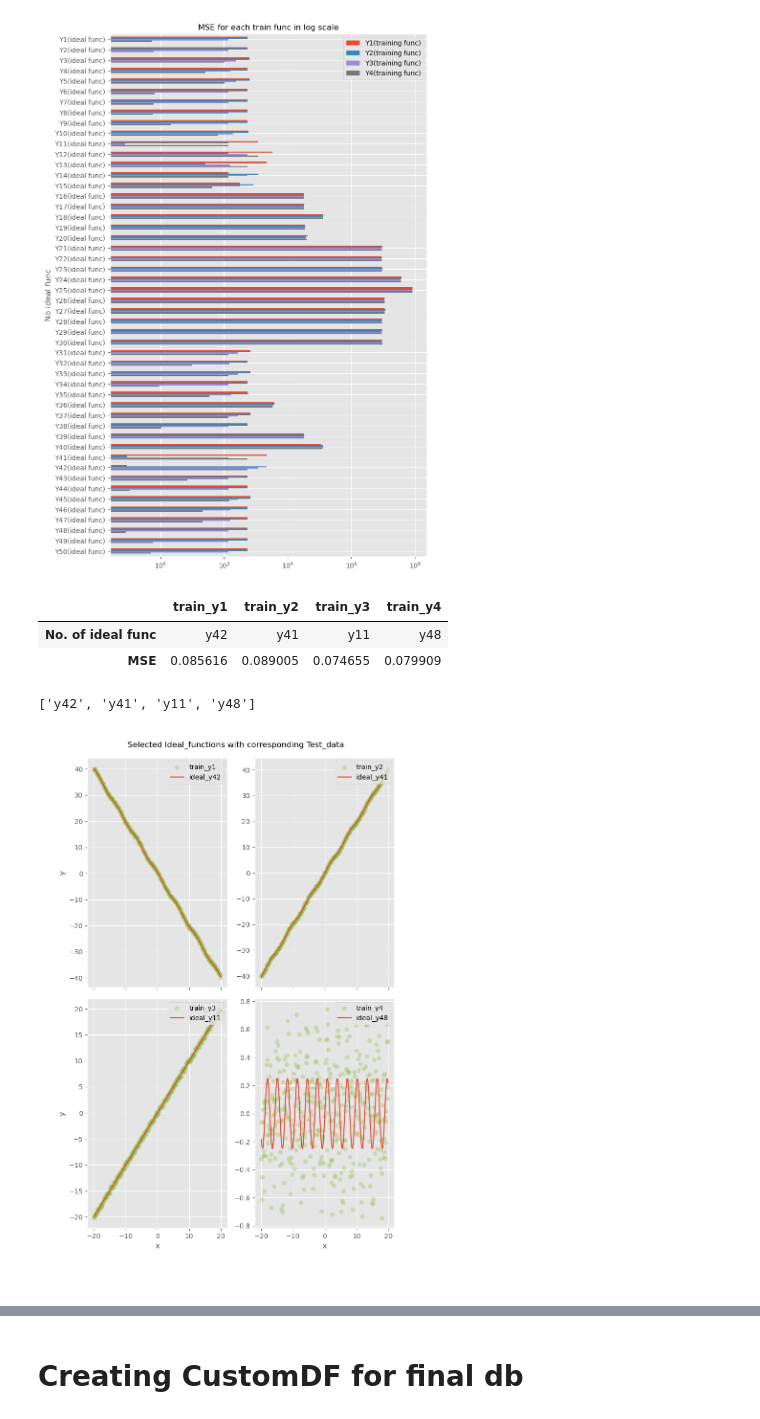
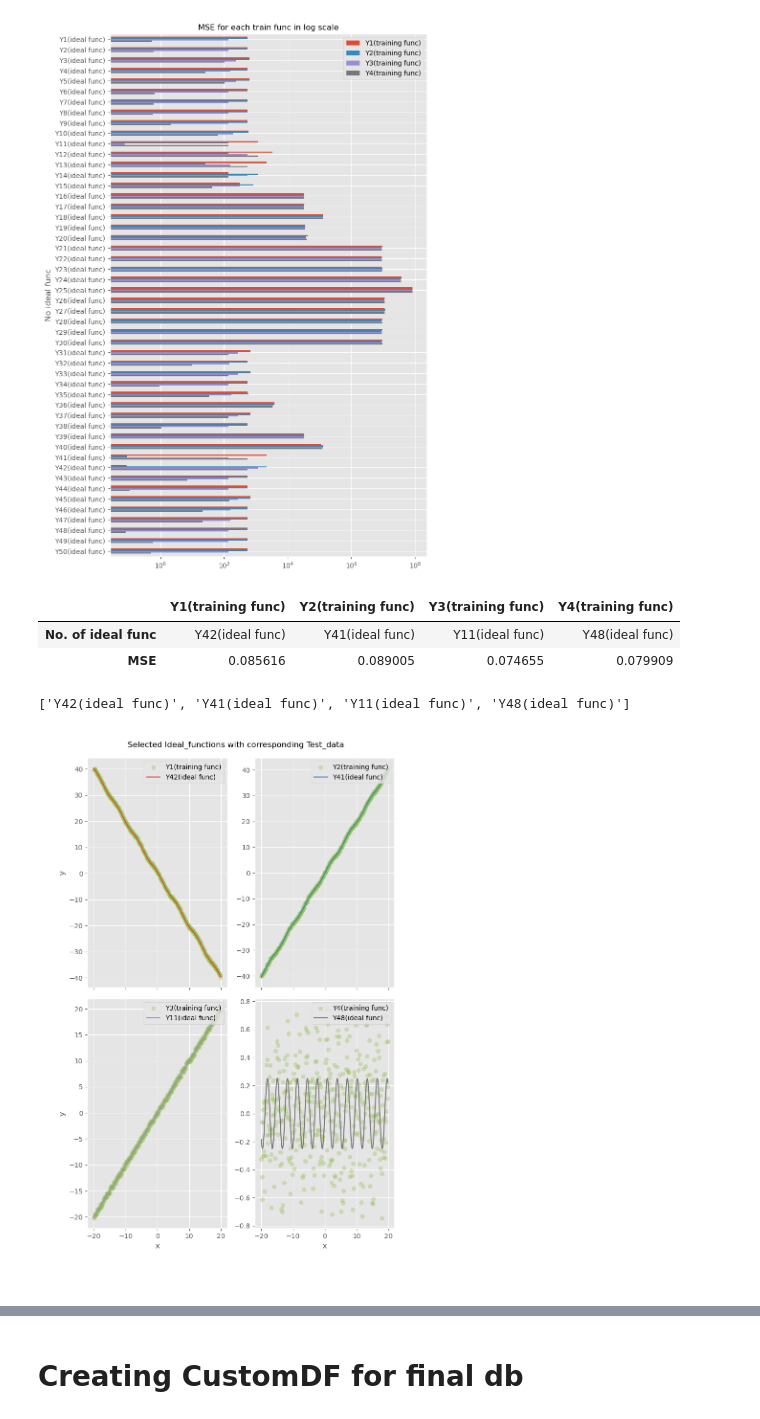
Before and after one commit to Fful/pyprog-course-WA, a Jupyter notebook: data_processing.ipynb, the cells around one changed output, grey strips where cells are left out. Drawn from its saved outputs; the diff is of its cells as text; code cells hidden in the pictures.

Commit message:
OOP realization of plotting functions

```diff
--- a/data_processing.ipynb
+++ b/data_processing.ipynb
@@ -40,8 +41,8 @@ class CSVReadErr(Exception):
         self.message = message
         super().__init__(self.message)
 
-class DimMismatchErr(Exception):
-    def __init__(self, train_dim, ideal_dim, message='Mismatch in dimensions between ideal and training data:'):
+class LenMismatchErr(Exception):
+    def __init__(self, train_dim, ideal_dim, message='Mismatch in legth between ideal and training data:'):
         self.message = '\n'.join([message, f'Amout of train points {train_dim}', f'Amout of ideal points {ideal_dim}'])
         super().__init__(self.message)
 
@@ -261,49 +366,20 @@ plt.tight_layout()
 # %% [output]
 [figure]
 # %%
-best_fit = pd.DataFrame(
-    {
-        'No. of ideal func': MSE.iloc[MSE.agg(np.argmin)].index,
-        'MSE': MSE.agg(np.min)
-    }
-).transpose()
-
+best_fit = CustomDF.find_best_fit(mse)
 best_fit
 # %% [output]
-|  | train_y1 | train_y2 | train_y3 | train_y4 |
-| No. of ideal func | y42 | y41 | y11 | y48 |
+|  | Y1(training func) | Y2(training func) | Y3(training func) | Y4(training func) |
+| No. of ideal func | Y42(ideal func) | Y41(ideal func) | Y11(ideal func) | Y48(ideal func) |
 | MSE | 0.085616 | 0.089005 | 0.074655 | 0.079909 |
 # %%
-chosen_ideal = best_fit.loc['No. of ideal func'].to_list()
-chosen_ideal
+chosen_ideal_labels = best_fit.ideal_to_list()
+chosen_ideal = ideal[chosen_ideal_labels]
+chosen_ideal_labels
 # %% [output]
-['y42', 'y41', 'y11', 'y48']
+['Y42(ideal func)', 'Y41(ideal func)', 'Y11(ideal func)', 'Y48(ideal func)']
 # %%
-# # create graphs fitting ideal to train *4
-x = train['x']
-
-def plot_test_to_ideal(ideal_chosen, train):
-    fig, ((ax00, ax01), (ax10, ax11)) = plt.subplots(2, 2, figsize=(8.27, 11.69), sharex=True)
-    axis = fig.get_axes()
-    color = Colors()
-
-    plt.subplots_adjust(hspace=0.05, top=0.95)
-    fig.suptitle('Selected Ideal_functions with corresponding Test_data')
-
-    # set lables
-    for idx, ax in enumerate(axis):
-        if idx>1:
-            ax.set(xlabel='x')
-        if idx%2==0:
-            ax.set(ylabel='y')
-
-    # plot graphs
-    for ax, (train_name, train_data), (ideal_name, ideal_data) in zip(axis, train.iteritems(), ideal_chosen.iteritems()):
-        ax.scatter(x=x, y=train_data, alpha=0.3, c='C5')
-        ax.plot(x, ideal_data, c=color.next_color)
-        ax.legend([f'train_{train_name}', f'ideal_{ideal_name}'], loc='upper right')
-
-plot_test_to_ideal(ideal_chosen=ideal[chosen_ideal], train=train_lables)
+chosen_ideal.scatter_on_4funcs(train)
 # %% [output]
-[figure, old version]
+[figure, new version]
 # %%
```
Also changed, not shown: parts of 23 cells of this notebook.
